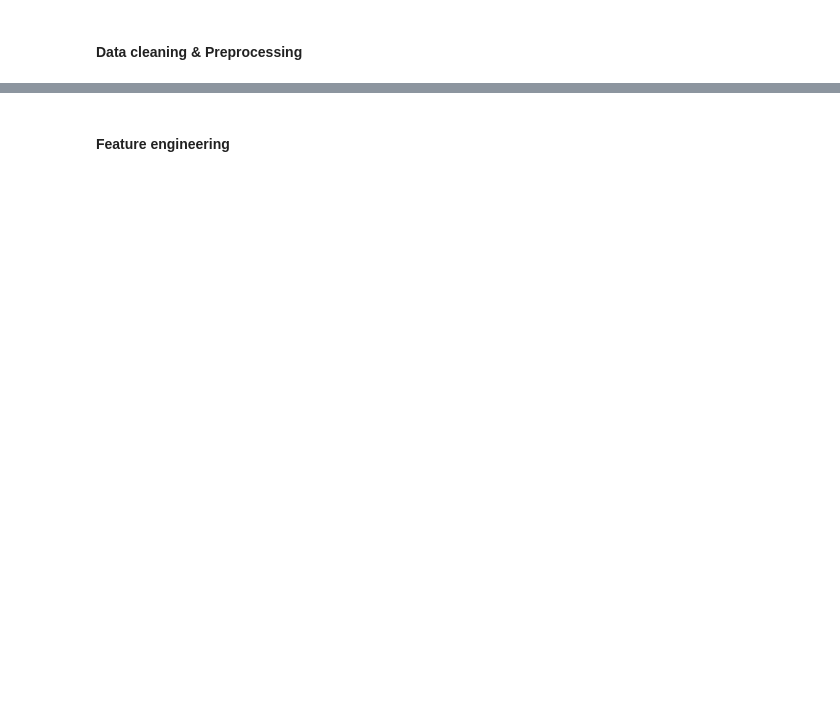
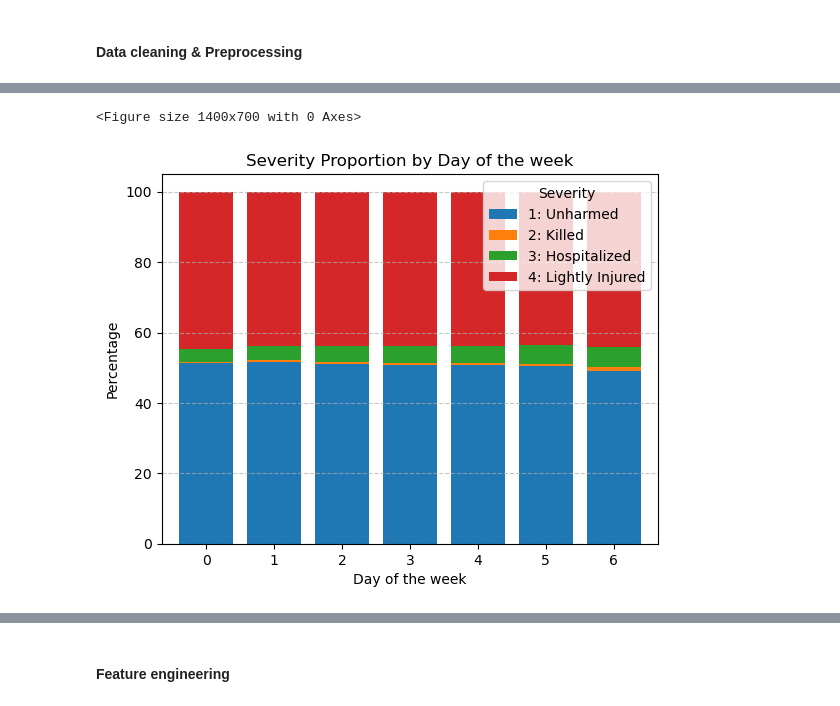
Before and after one commit to mmarclin/car_crash_project, a Jupyter notebook: main.ipynb, the cells around one changed output, grey strips where cells are left out. Saved outputs shown, nothing was run; the diff lists cells and outputs as text; code cells hidden in the pictures; blank space fills up the shorter version.

```diff
--- a/main.ipynb
+++ b/main.ipynb
@@ -90,0 +543,15 @@ memory usage: 374.4+ KB
+# %%
+# Day of the week distribution
+day_ct = pd.crosstab(df['DayOfWeek'], df['gravity_label'], normalize='index') * 100
+plt.figure(figsize=(14, 7))
+day_ct.plot(kind='bar', stacked=True, width=0.8)
+plt.title('Severity Proportion by Day of the week')
+plt.xlabel('Day of the week')
+plt.ylabel('Percentage')
+plt.xticks(rotation=0)
+plt.legend(title='Severity')
+plt.grid(axis='y', linestyle='--', alpha=0.7)
+plt.show()
+# %% [output]
+<Figure size 1400x700 with 0 Axes>
+[figure, added]
```
Also changed, not shown: parts of 67 cells of this notebook, 5 other files.
